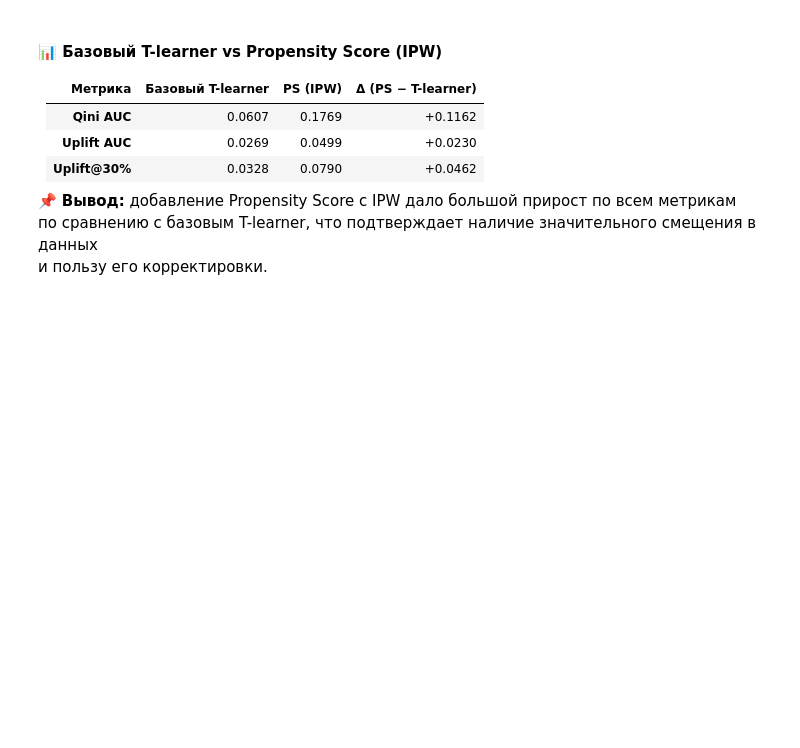
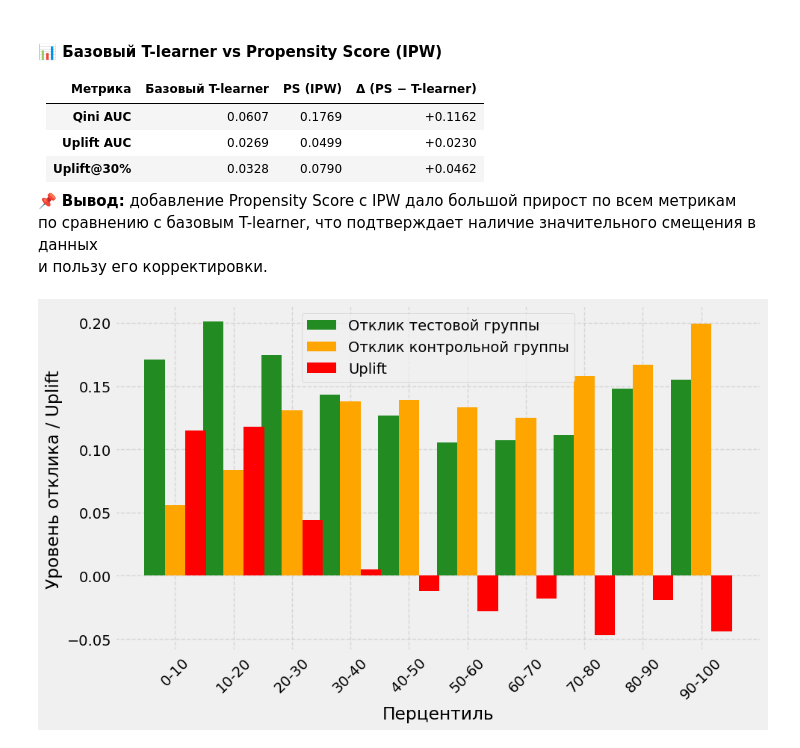
Before and after one commit to alkhrameev/mle-uplift-final-project-2025, a Jupyter notebook: final_project.ipynb, the cells around one changed output. Drawn from its saved outputs; the diff is of its cells as text; code cells hidden in the pictures; blank space fills up the shorter version.

```diff
--- a/final_project.ipynb
+++ b/final_project.ipynb
@@ -1597,3 +1597,14 @@ uplift_at_30: 0.0790
 📌 **Вывод:** добавление Propensity Score с IPW дало большой прирост по всем метрикам
 по сравнению с базовым T-learner, что подтверждает наличие значительного смещения в данных
 и пользу его корректировки.
+# %%
+from utils import custom_uplift_by_percentile
+
+fig = custom_uplift_by_percentile(
+    y_true=y_test.values,
+    uplift=uplift_pred.ravel() ,
+    treatment=X_test['treatment'].values,
+    kind="bar"
+)
+# %% [output]
+[figure, added]
```
Also changed, not shown: parts of 5 cells of this notebook, 3 other files.
